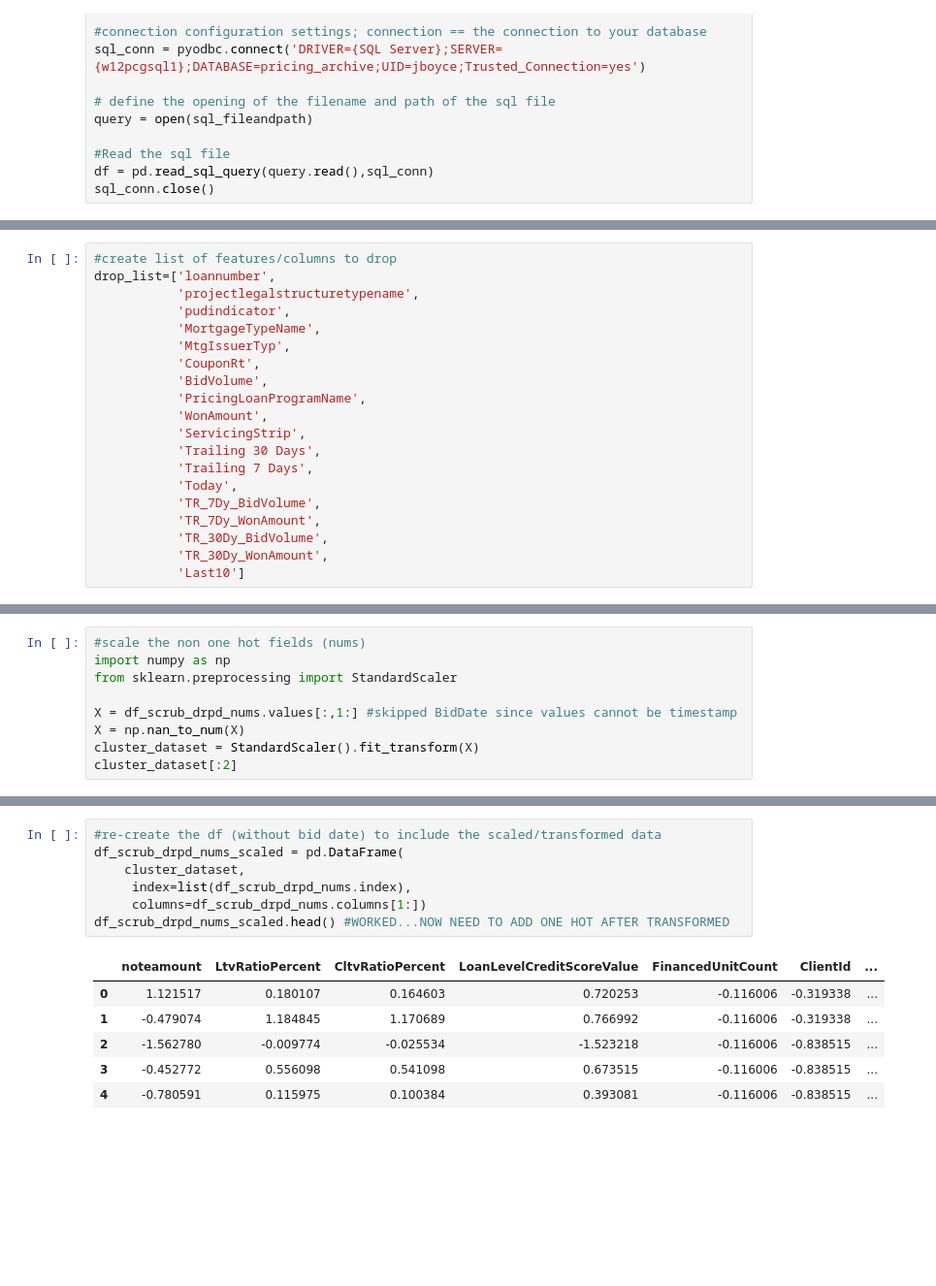
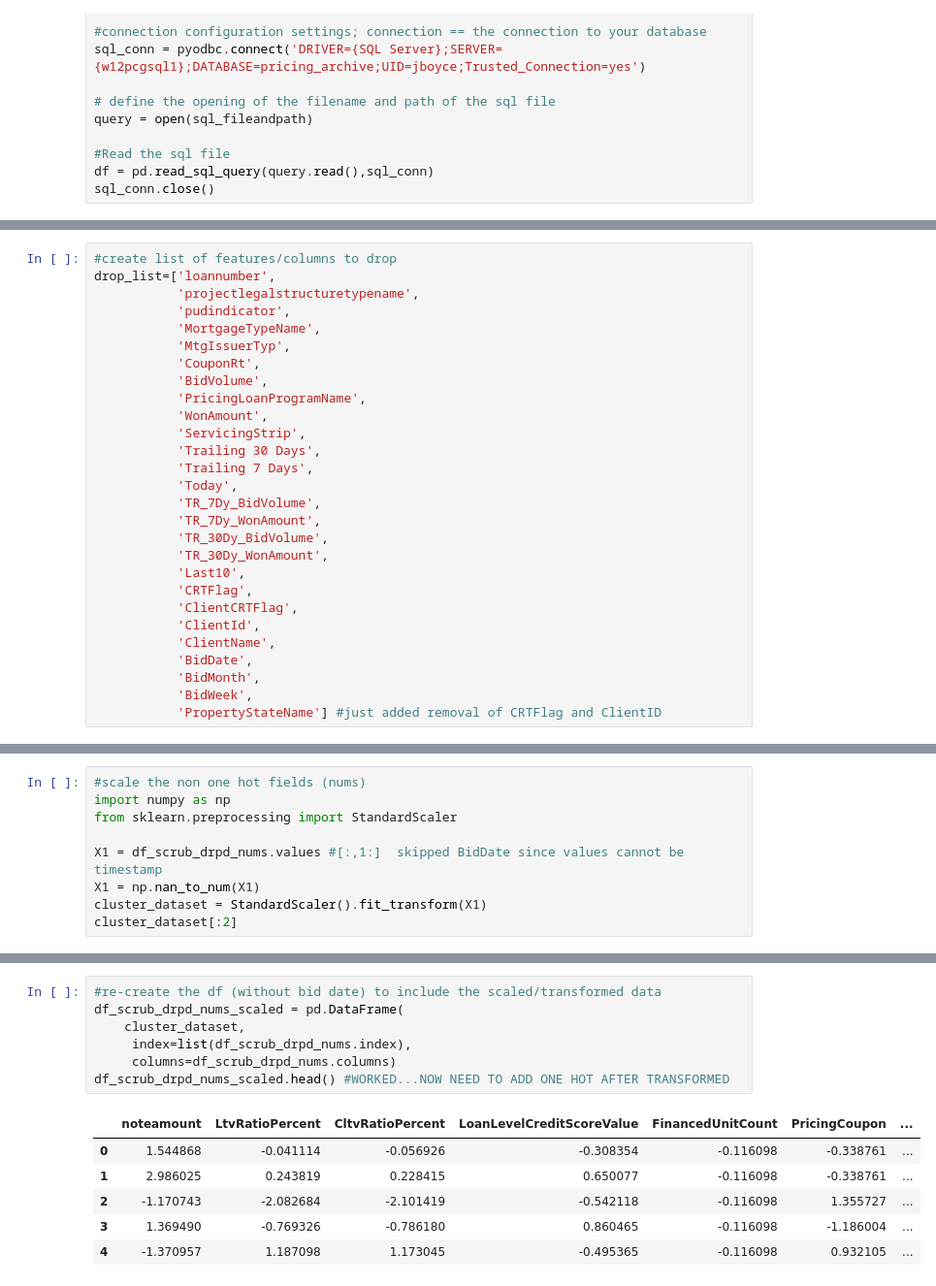
Before and after one commit to jboyce95/CRT_Report, a Jupyter notebook: Untitled2_onehotdone.ipynb, the cells around one changed output, grey strips where cells are left out. Shown at 97% size. Saved outputs shown, nothing was run; the diff lists cells and outputs as text; blank space fills up the shorter version.

```diff
--- a/Untitled2_onehotdone.ipynb
+++ b/Untitled2_onehotdone.ipynb
@@ -150,7 +172,15 @@ drop_list=['loannumber',
            'TR_7Dy_WonAmount',
            'TR_30Dy_BidVolume',
            'TR_30Dy_WonAmount',
-           'Last10']
+           'Last10',
+           'CRTFlag',
+           'ClientCRTFlag',
+           'ClientId',
+           'ClientName',
+           'BidDate',
+           'BidMonth',
+           'BidWeek',
+           'PropertyStateName'] #just added removal of CRTFlag and ClientID
 # %%
 #drop features / columns not needed
 df_scrub_drpd = df_scrub.drop(drop_list, axis=1)
@@ -215,8 +254,8 @@ df_scrub_onehot.head()
 import numpy as np
 from sklearn.preprocessing import StandardScaler
 
-X = df_scrub_drpd_nums.values[:,1:] #skipped BidDate since values cannot be timestamp
-X = np.nan_to_num(X)
-cluster_dataset = StandardScaler().fit_transform(X)
+X1 = df_scrub_drpd_nums.values #[:,1:]  skipped BidDate since values cannot be timestamp
+X1 = np.nan_to_num(X1)
+cluster_dataset = StandardScaler().fit_transform(X1)
 cluster_dataset[:2]
 # %% [output]
@@ -237,17 +270,17 @@ Index(['BidDate', 'noteamount', 'LtvRatioPercent', 'CltvRatioPercent',
 # %%
 #re-create the df (without bid date) to include the scaled/transformed data
 df_scrub_drpd_nums_scaled = pd.DataFrame(
     cluster_dataset,
      index=list(df_scrub_drpd_nums.index),
-     columns=df_scrub_drpd_nums.columns[1:])
+     columns=df_scrub_drpd_nums.columns)
 df_scrub_drpd_nums_scaled.head() #WORKED...NOW NEED TO ADD ONE HOT AFTER TRANSFORMED
 # %% [output]
-|  | noteamount | LtvRatioPercent | CltvRatioPercent | LoanLevelCreditScoreValue | FinancedUnitCount | ClientId | ... |
-| 0 | 1.121517 | 0.180107 | 0.164603 | 0.720253 | -0.116006 | -0.319338 | ... |
-| 1 | -0.479074 | 1.184845 | 1.170689 | 0.766992 | -0.116006 | -0.319338 | ... |
-| 2 | -1.562780 | -0.009774 | -0.025534 | -1.523218 | -0.116006 | -0.838515 | ... |
-| 3 | -0.452772 | 0.556098 | 0.541098 | 0.673515 | -0.116006 | -0.838515 | ... |
-| 4 | -0.780591 | 0.115975 | 0.100384 | 0.393081 | -0.116006 | -0.838515 | ... |
+|  | noteamount | LtvRatioPercent | CltvRatioPercent | LoanLevelCreditScoreValue | FinancedUnitCount | PricingCoupon | ... |
+| 0 | 1.544868 | -0.041114 | -0.056926 | -0.308354 | -0.116098 | -0.338761 | ... |
+| 1 | 2.986025 | 0.243819 | 0.228415 | 0.650077 | -0.116098 | -0.338761 | ... |
+| 2 | -1.170743 | -2.082684 | -2.101419 | -0.542118 | -0.116098 | 1.355727 | ... |
+| 3 | 1.369490 | -0.769326 | -0.786180 | 0.860465 | -0.116098 | -1.186004 | ... |
+| 4 | -1.370957 | 1.187098 | 1.173045 | -0.495365 | -0.116098 | 0.932105 | ... |
 # %%
 #scale the one hot fields
 X_onehot = df_scrub_onehot.values
```
Also changed, not shown: parts of 24 cells of this notebook.
